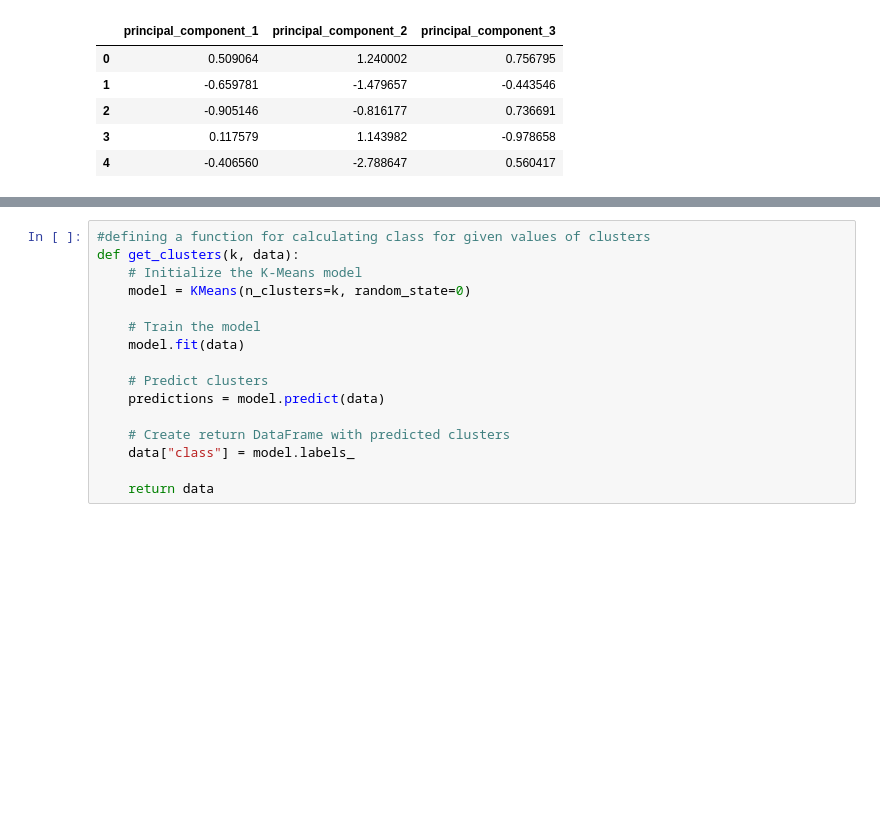
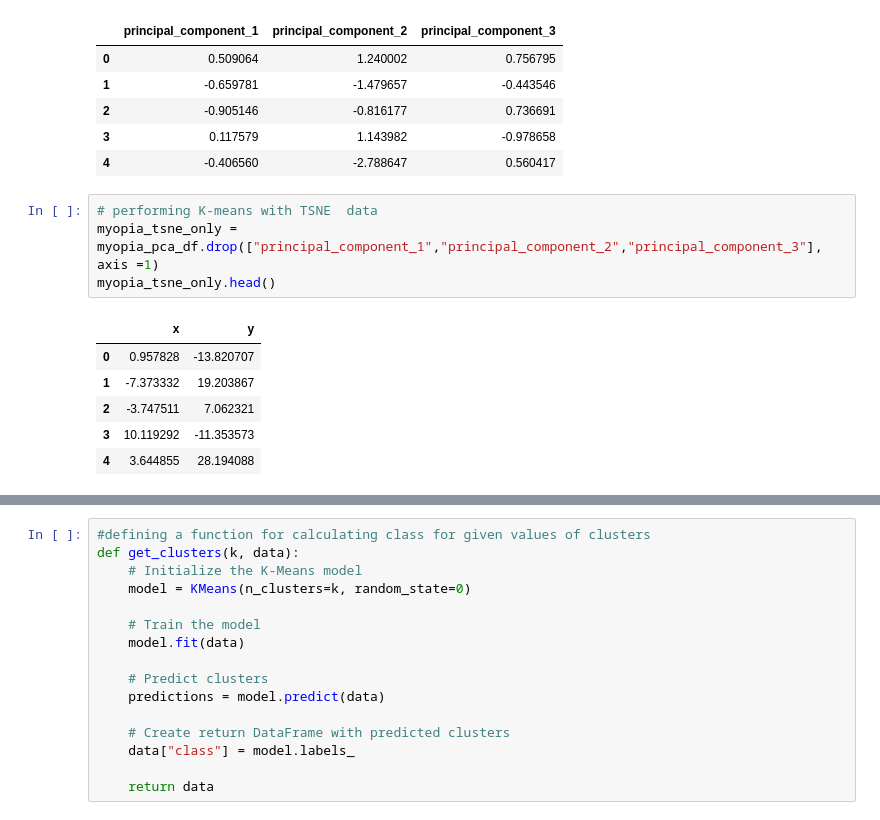
Before and after one commit to bhubh/unsupervised_learning_challenge, a Jupyter notebook: myopia_nb.ipynb, the cells around one changed output, grey strips where cells are left out. Drawn from its saved outputs; the diff is of its cells as text; blank space fills up the shorter version.

```diff
--- a/myopia_nb.ipynb
+++ b/myopia_nb.ipynb
@@ -184,6 +184,17 @@ myopia_pca_only.head()
 | 2 | -0.905146 | -0.816177 | 0.736691 |
 | 3 | 0.117579 | 1.143982 | -0.978658 |
 | 4 | -0.406560 | -2.788647 | 0.560417 |
+# %%
+# performing K-means with TSNE  data
+myopia_tsne_only = myopia_pca_df.drop(["principal_component_1","principal_component_2","principal_component_3"], axis =1)
+myopia_tsne_only.head()
+# %% [output]
+|  | x | y |
+| 0 | 0.957828 | -13.820707 |
+| 1 | -7.373332 | 19.203867 |
+| 2 | -3.747511 | 7.062321 |
+| 3 | 10.119292 | -11.353573 |
+| 4 | 3.644855 | 28.194088 |
 # %%
 # using elbow curve to identify best numbers of clusters
 inertia = []
```
Also changed, not shown: parts of 7 cells of this notebook, 4 other files.
